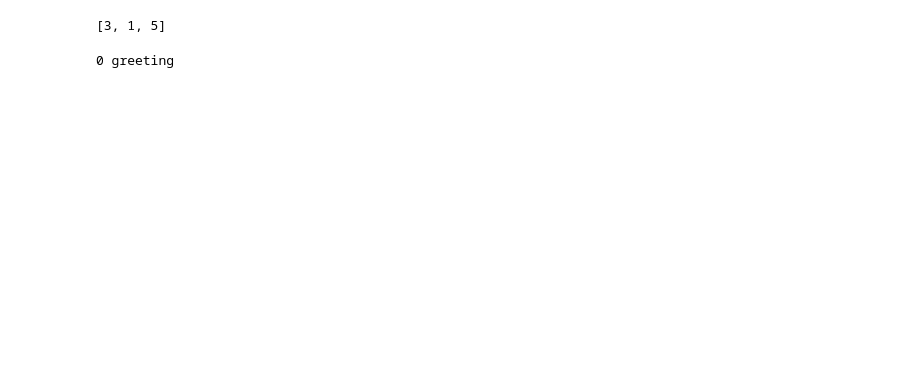
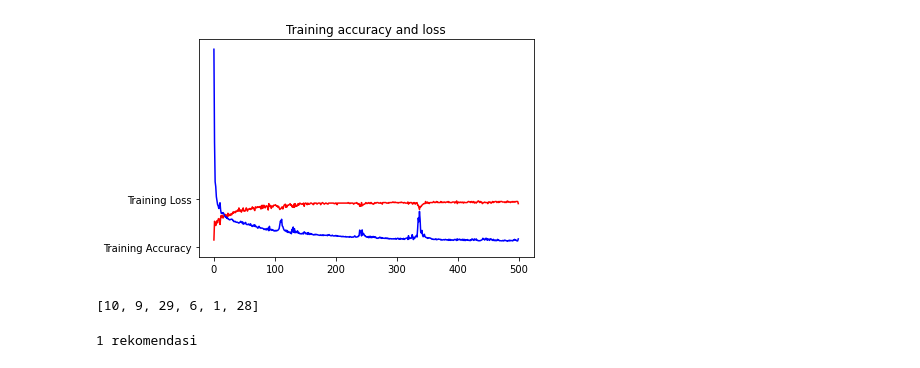
Before and after one commit to hanungaddi/CapstoneProject, a Jupyter notebook: chatbot_model/chatbot_model.ipynb, the cells around one changed output. Cells and saved outputs as stored; diff of their text form; code cells hidden in the pictures; blank space fills up the shorter version.

Commit message:
add label chatbot and image classification

```diff
--- a/chatbot_model/chatbot_model.ipynb
+++ b/chatbot_model/chatbot_model.ipynb
@@ -11,7 +11,7 @@ import tensorflow as tf
 from tensorflow.keras import layers
 from tensorflow.keras.models import load_model
 # %%
-CHATBOT_FILE = 'E:\BANGKIT2022\CapstoneProject\data_gathering\data_chatbot\intents.json'
+CHATBOT_FILE = 'C:\Dokumen\Indra\Kuliah\MBKM\Program Bangkit\App\CapstoneProject\CapstoneProject\data_gathering\data_chatbot\intents.json'
 
 # Read the data
 f = open(CHATBOT_FILE)
@@ -110,6 +129,8 @@ array([0, 0, 0, 0, 0, 0, 0, 0, 0, 0, 1, 1, 1, 1, 1, 1, 1, 1, 1, 1],
 # %%
 model = tf.keras.Sequential([
-  layers.Input(shape=(3)),
+  layers.Input(shape=(max_sequence_len)),
+  layers.Dense(8, activation='relu'),
+  layers.Dense(16, activation='relu'),
   layers.Dense(32, activation='relu'),
   layers.Dense(64, activation='relu'),
   layers.Dense(len(y_train_encoded), activation='softmax')
@@ -119,7 +140,7 @@ model.compile(optimizer=tf.keras.optimizers.Adam(learning_rate=0.01),
               loss='sparse_categorical_crossentropy',
               metrics=['accuracy'])
 
-model.fit(x=input_sequences,
+history = model.fit(x=input_sequences,
           y=y_train_encoded,
           epochs=500)
 # %% [output]
@@ -144,5 +164,18 @@ Epoch 500/500
+# %%
+acc=history.history['accuracy']
+loss=history.history['loss']
+
+epochs=range(len(acc))
+
+plt.plot(epochs, acc, 'r', "Training Accuracy")
+plt.plot(epochs, loss, 'b', "Training Loss")
+plt.title('Training accuracy and loss')
+plt.show()
+print("")
+# %% [output]
+[figure, added]
 # %%
-seed_text = 'halo, selamat siang'
+seed_text = 'halo,aku mau minta saran makanan dong'
 
 token_list = tokenizer.texts_to_sequences([seed_text])[0]
 print(token_list)
@@ -150,15 +183,16 @@ print(token_list)
 token_list = pad_sequences([token_list], maxlen=max_sequence_len, padding='pre')
 
 predicted = model.predict(token_list, verbose=0)
+#print(predicted)
 	# Choose the next word based on the maximum probability
 predicted = np.argmax(predicted, axis=-1).item()
 # %% [output]
-[3, 1, 5]
+[10, 9, 29, 6, 1, 28]
 # %%
-label = ['greeting','rekomendasi']
+label = ['greeting','rekomendasi','random']
 print(predicted, label[predicted])
 # %% [output]
-0 greeting
+1 rekomendasi
 # %%
 saved_model_path = "./saved_model/simple_chatbot_model/first_model.h5"
 tokenizer_path = "./saved_model/simple_chatbot_model/tokenizer.json"
```
Also changed, not shown: parts of 7 cells of this notebook, 17 other files.
